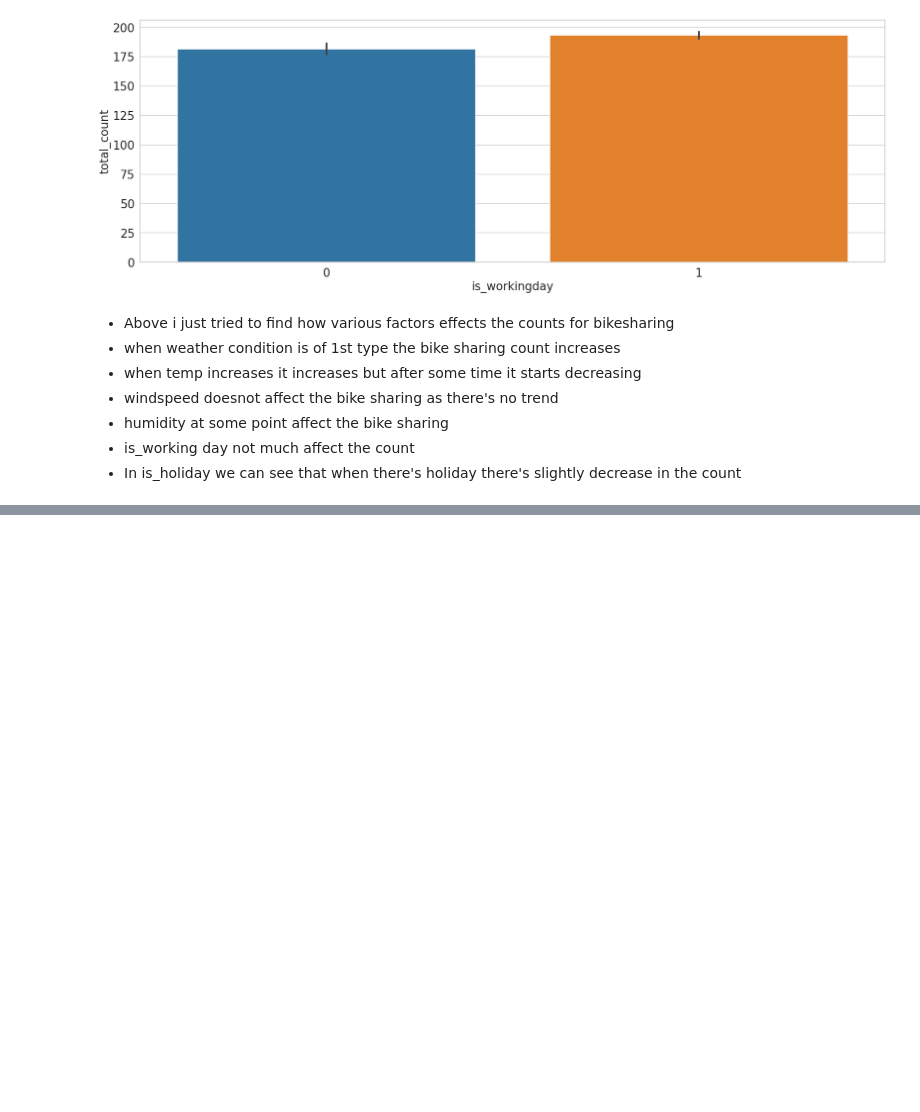
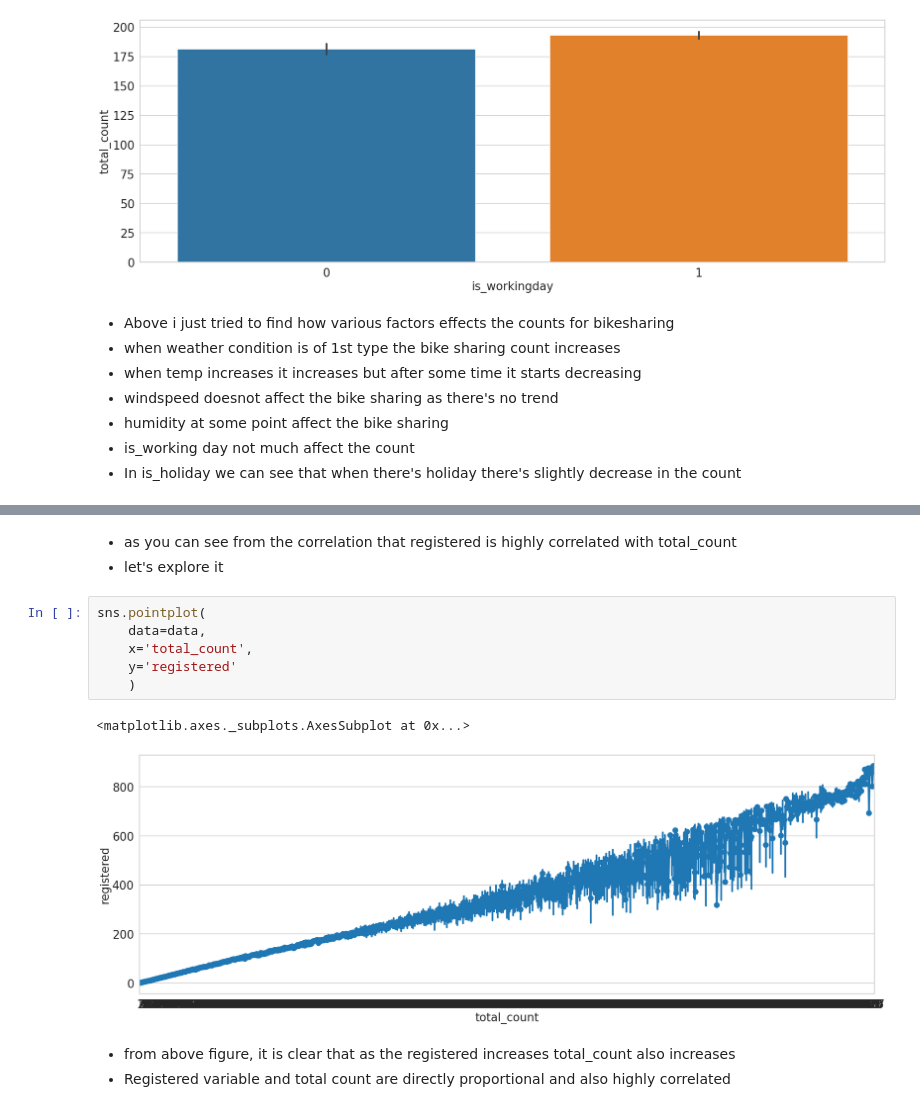
Before and after one commit to rushikeshnaik779/EDA, a Jupyter notebook: Bike_sharing_dataset.ipynb, the cells around one changed output, grey strips where cells are left out. Drawn from its saved outputs; the diff is of its cells as text; blank space fills up the shorter version.

```diff
--- a/Bike_sharing_dataset.ipynb
+++ b/Bike_sharing_dataset.ipynb
@@ -317,0 +316,15 @@ for i in l:
+# %% [markdown]
+- as you can see from the correlation that registered is highly correlated with total_count
+- let's explore it
+# %%
+sns.pointplot(
+    data=data,
+    x='total_count',
+    y='registered'
+    )
+# %% [output]
+<matplotlib.axes._subplots.AxesSubplot at 0x...>
+[figure, added]
+# %% [markdown]
+- from above figure, it is clear that as the registered increases total_count also increases
+- Registered variable and total count are directly proportional and also highly correlated
```
Also changed, not shown: parts of 4 cells of this notebook.
